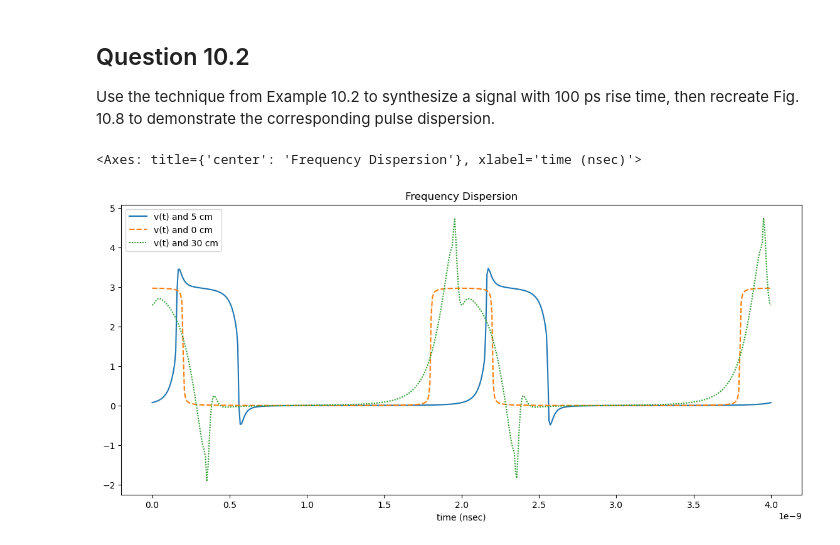
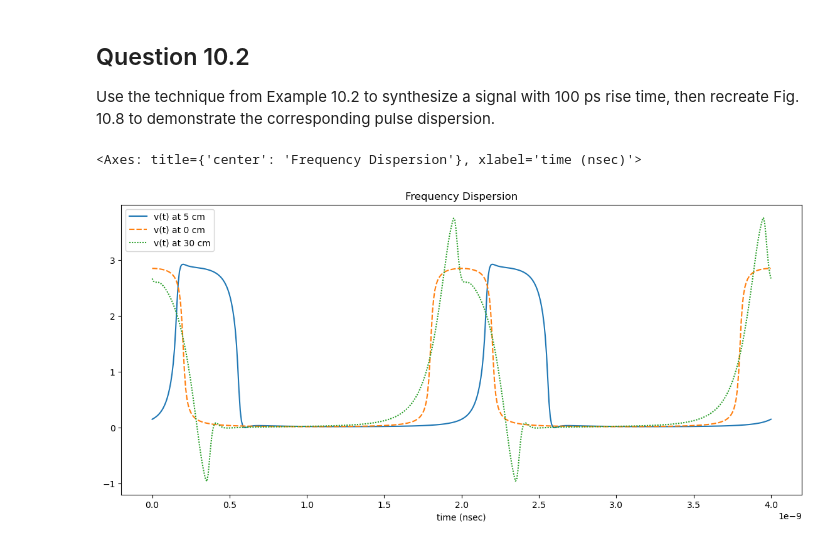
Before and after one commit to Nick-G-1497/principles_of_em_for_SI, a Jupyter notebook: hw11.ipynb, the cells around one changed output. Saved outputs shown, nothing was run; the diff lists cells and outputs as text; code cells hidden in the pictures.

```diff
--- a/hw11.ipynb
+++ b/hw11.ipynb
@@ -69,7 +69,7 @@ Use the technique from Example 10.2 to synthesize a signal with 100 ps rise time
 def e_r (f_Ghz):
     return 4.6 - 0.8 * e ** (-(f_Ghz -2)/30)
 
-def voltage_square_wave (first_harmonic_Ghz, z, t, filter_kicker = 100):
+def voltage_square_wave (first_harmonic_Ghz, z, t, filter_kicker = 20):
     rv = 0.6
     w_o_Ghz = 2 * pi * first_harmonic_Ghz
     w_o = w_o_Ghz * 1e9
@@ -85,34 +85,34 @@ N = 500
 
 time_sweep = np.linspace(0, 4e-9, N)
 
 v_z_equal_zero = np.zeros(N)
 v_z_equal_5cm = np.zeros(N)
 v_z_equal_30cm = np.zeros(N)
 
 l_o = 3e8 / 0.5e9
 
 for i, t in enumerate(time_sweep):
     v_z_equal_zero[i] = voltage_square_wave(0.5, 0, t)
     v_z_equal_5cm[i] = voltage_square_wave(0.5, l_o/12, t)
     v_z_equal_30cm[i] = voltage_square_wave(0.5, l_o/2, t)
 
-d = {'v(t) and 5 cm': v_z_equal_5cm,
-     'v(t) and 0 cm': v_z_equal_zero,
-     'v(t) and 30 cm': v_z_equal_30cm,
+d = {'v(t) at 5 cm': v_z_equal_5cm,
+     'v(t) at 0 cm': v_z_equal_zero,
+     'v(t) at 30 cm': v_z_equal_30cm,
     'time (nsec)': time_sweep
 }
 
 data = pd.DataFrame(data=d)
 data = data.set_index('time (nsec)')
 
 # Set the width and height of the figure
 fig = plt.figure(figsize=(14,6))
 
 # Add title
 plt.title("Frequency Dispersion")
 
 
 sns.lineplot(data)
 # %% [output]
 <Axes: title={'center': 'Frequency Dispersion'}, xlabel='time (nsec)'>
-[figure, old version]
+[figure, new version]
```
